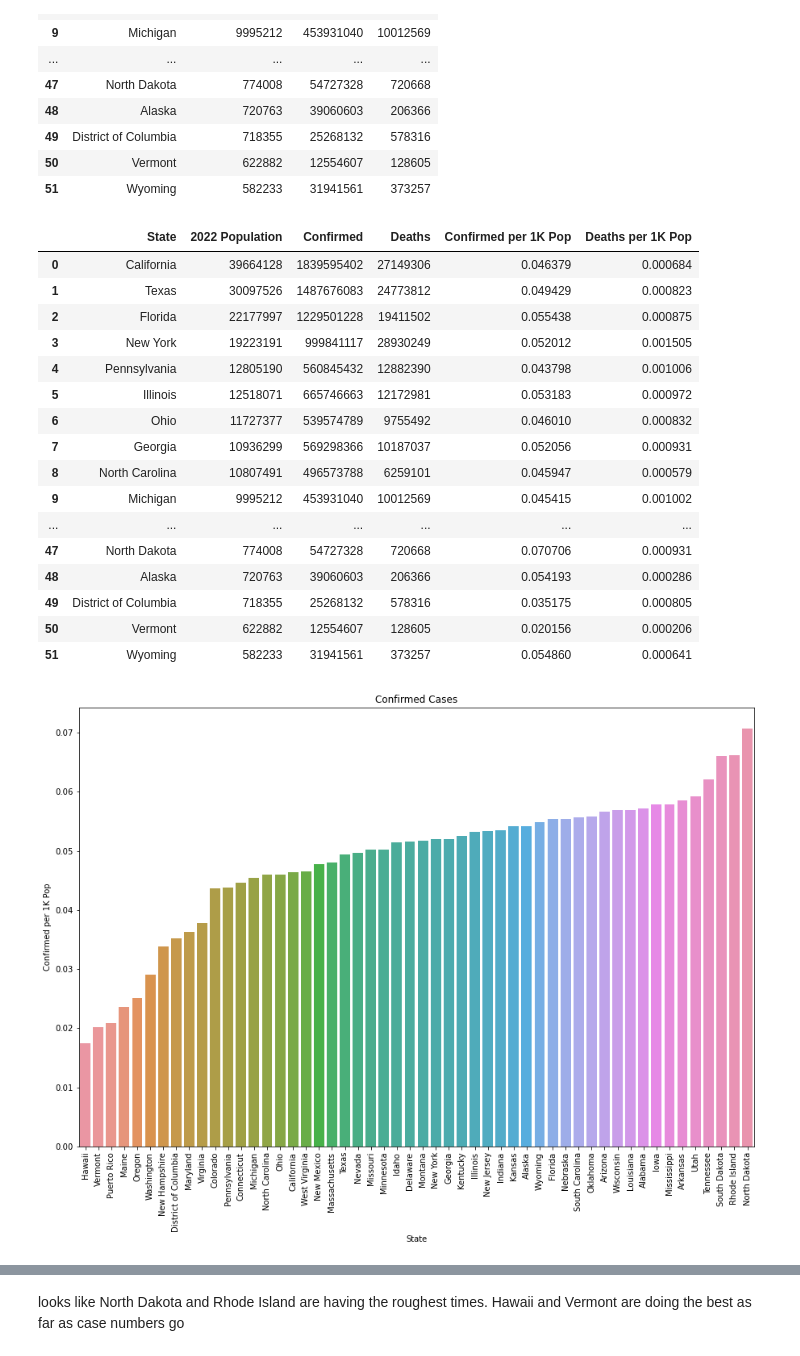
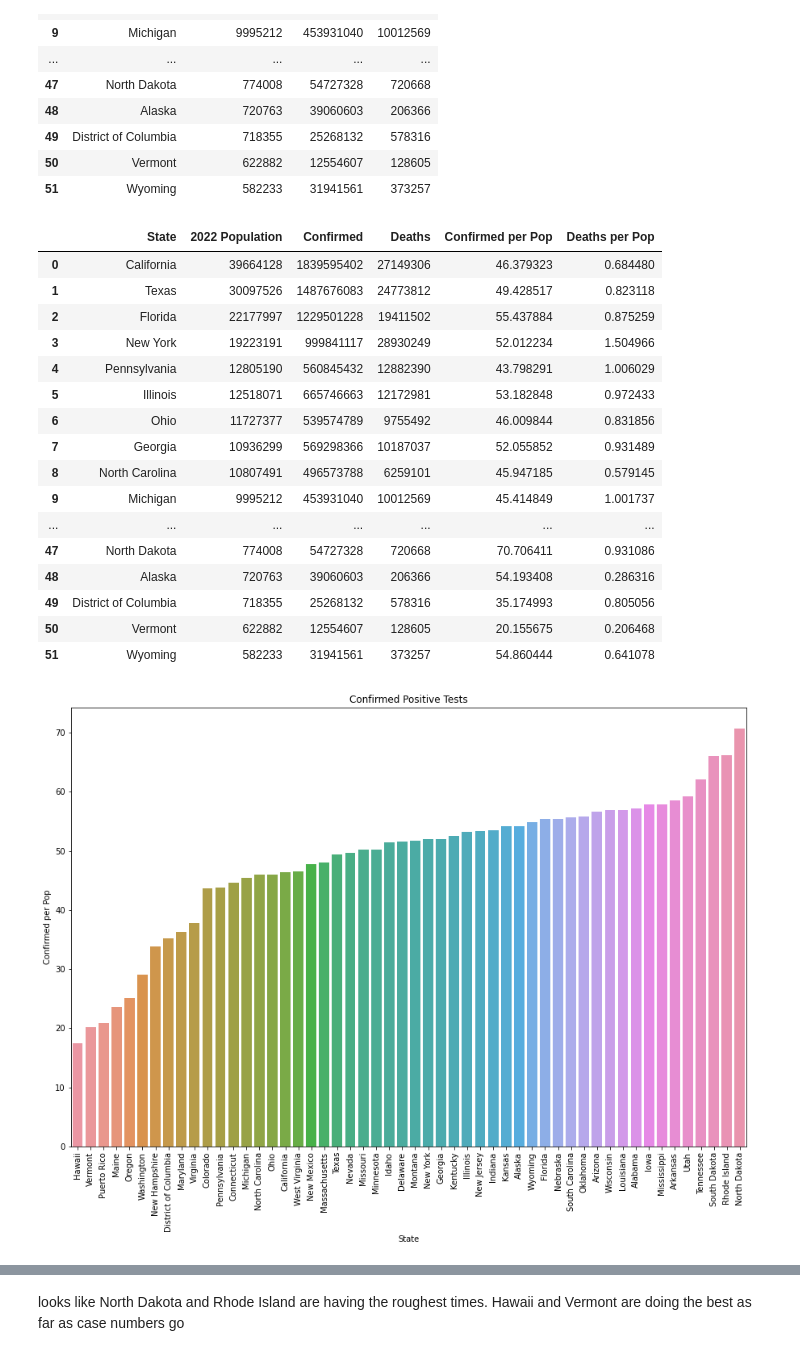
Before and after one commit to asullivan42/COVID_Bubble_Estimator, a Jupyter notebook: Data_Processing.ipynb, the cells around one changed output, grey strips where cells are left out. Saved outputs shown, nothing was run; the diff lists cells and outputs as text; code cells hidden in the pictures.

```diff
--- a/Data_Processing.ipynb
+++ b/Data_Processing.ipynb
@@ -1087,32 +1115,32 @@ Total_States
 | 50 | Vermont | 622882 | 12554607 | 128605 |
 | 51 | Wyoming | 582233 | 31941561 | 373257 |
 # %%
-Total_States['Confirmed per 1K Pop']=(Total_States['Confirmed']/Total_States['2022 Population'])/1000
-Total_States['Deaths per 1K Pop']=(Total_States['Deaths']/Total_States['2022 Population'])/1000
+Total_States['Confirmed per Pop']=(Total_States['Confirmed']/Total_States['2022 Population'])
+Total_States['Deaths per Pop']=(Total_States['Deaths']/Total_States['2022 Population'])
 Total_States
 # %% [output]
-|  | State | 2022 Population | Confirmed | Deaths | Confirmed per 1K Pop | Deaths per 1K Pop |
-| 0 | California | 39664128 | 1839595402 | 27149306 | 0.046379 | 0.000684 |
-| 1 | Texas | 30097526 | 1487676083 | 24773812 | 0.049429 | 0.000823 |
-| 2 | Florida | 22177997 | 1229501228 | 19411502 | 0.055438 | 0.000875 |
-| 3 | New York | 19223191 | 999841117 | 28930249 | 0.052012 | 0.001505 |
-| 4 | Pennsylvania | 12805190 | 560845432 | 12882390 | 0.043798 | 0.001006 |
-| 5 | Illinois | 12518071 | 665746663 | 12172981 | 0.053183 | 0.000972 |
-| 6 | Ohio | 11727377 | 539574789 | 9755492 | 0.046010 | 0.000832 |
-| 7 | Georgia | 10936299 | 569298366 | 10187037 | 0.052056 | 0.000931 |
-| 8 | North Carolina | 10807491 | 496573788 | 6259101 | 0.045947 | 0.000579 |
-| 9 | Michigan | 9995212 | 453931040 | 10012569 | 0.045415 | 0.001002 |
+|  | State | 2022 Population | Confirmed | Deaths | Confirmed per Pop | Deaths per Pop |
+| 0 | California | 39664128 | 1839595402 | 27149306 | 46.379323 | 0.684480 |
+| 1 | Texas | 30097526 | 1487676083 | 24773812 | 49.428517 | 0.823118 |
+| 2 | Florida | 22177997 | 1229501228 | 19411502 | 55.437884 | 0.875259 |
+| 3 | New York | 19223191 | 999841117 | 28930249 | 52.012234 | 1.504966 |
+| 4 | Pennsylvania | 12805190 | 560845432 | 12882390 | 43.798291 | 1.006029 |
+| 5 | Illinois | 12518071 | 665746663 | 12172981 | 53.182848 | 0.972433 |
+| 6 | Ohio | 11727377 | 539574789 | 9755492 | 46.009844 | 0.831856 |
+| 7 | Georgia | 10936299 | 569298366 | 10187037 | 52.055852 | 0.931489 |
+| 8 | North Carolina | 10807491 | 496573788 | 6259101 | 45.947185 | 0.579145 |
+| 9 | Michigan | 9995212 | 453931040 | 10012569 | 45.414849 | 1.001737 |
 | ... | ... | ... | ... | ... | ... | ... |
-| 47 | North Dakota | 774008 | 54727328 | 720668 | 0.070706 | 0.000931 |
-| 48 | Alaska | 720763 | 39060603 | 206366 | 0.054193 | 0.000286 |
-| 49 | District of Columbia | 718355 | 25268132 | 578316 | 0.035175 | 0.000805 |
-| 50 | Vermont | 622882 | 12554607 | 128605 | 0.020156 | 0.000206 |
-| 51 | Wyoming | 582233 | 31941561 | 373257 | 0.054860 | 0.000641 |
+| 47 | North Dakota | 774008 | 54727328 | 720668 | 70.706411 | 0.931086 |
+| 48 | Alaska | 720763 | 39060603 | 206366 | 54.193408 | 0.286316 |
+| 49 | District of Columbia | 718355 | 25268132 | 578316 | 35.174993 | 0.805056 |
+| 50 | Vermont | 622882 | 12554607 | 128605 | 20.155675 | 0.206468 |
+| 51 | Wyoming | 582233 | 31941561 | 373257 | 54.860444 | 0.641078 |
 # %%
-plt.figure(figsize=(15,10))
-sns.barplot('State','Confirmed per 1K Pop', data=Total_States.sort_values(by='Confirmed per 1K Pop'))
-plt.title('Confirmed Cases')
-plt.xticks(rotation=90)
+fig1=plt.figure(figsize=(15,10))
+fig1=sns.barplot(x='State',y='Confirmed per Pop', data=Total_States.sort_values(by='Confirmed per Pop'))
+fig1=plt.title('Confirmed Positive Tests')
+fig1=plt.xticks(rotation=90)
 plt.show()
 # %% [output]
-[figure, old version]
+[figure, new version]
```
Also changed, not shown: parts of 11 cells of this notebook, 2 other files.
